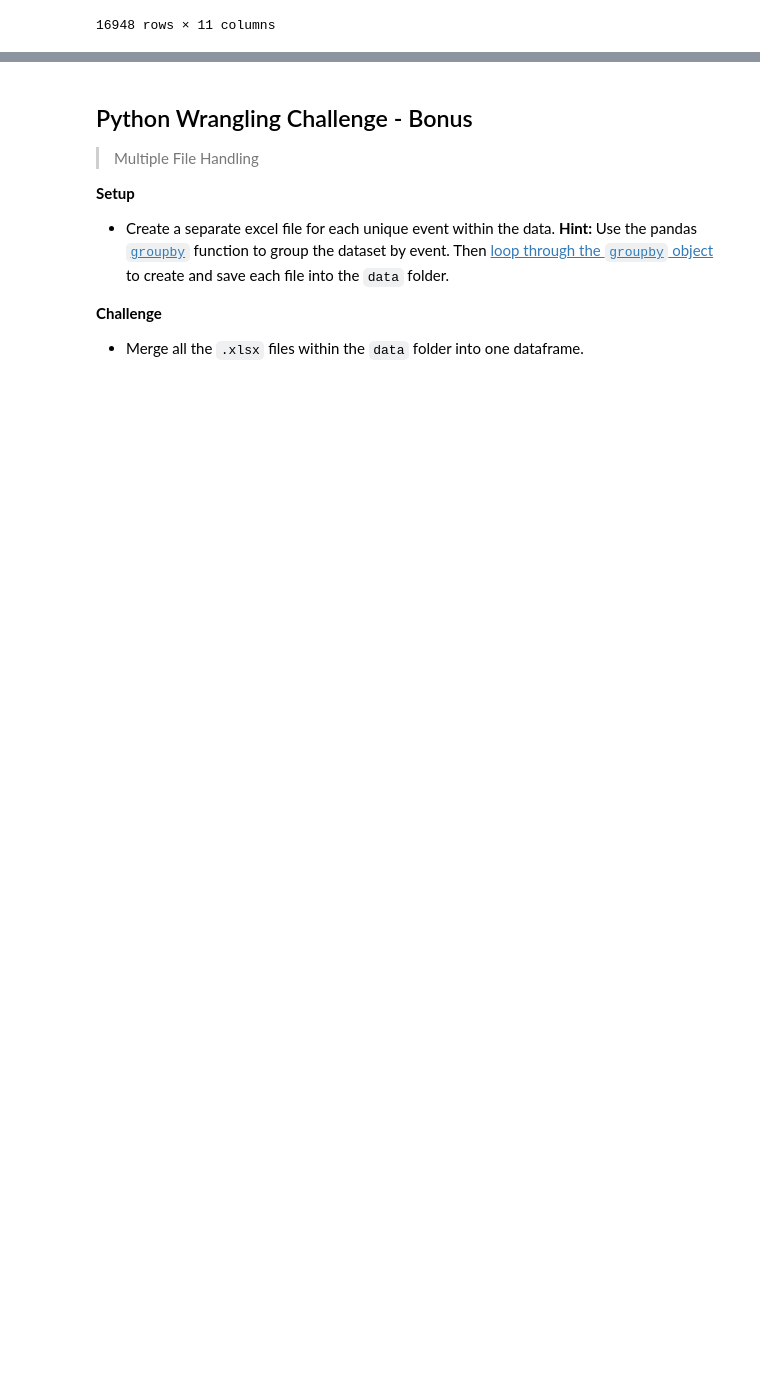
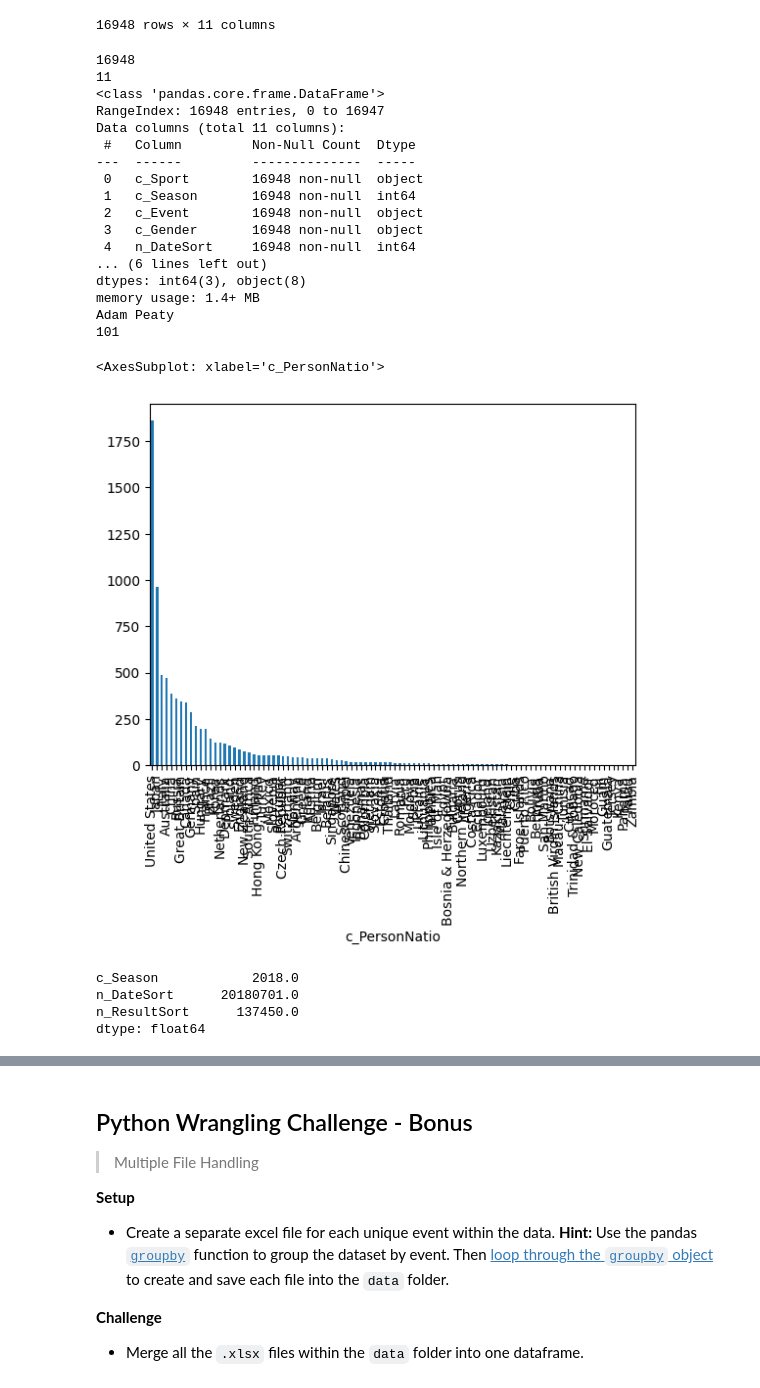
Before and after one commit to TobyJWest/Python-Data-Types-Challenge, a Jupyter notebook: 2.Python Wrangling Challenge/challenge.ipynb, the cells around one changed output, grey strips where cells are left out. Cells and saved outputs as stored; diff of their text form; code cells hidden in the pictures; blank space fills up the shorter version.

```diff
--- a/2.Python Wrangling Challenge/challenge.ipynb
+++ b/2.Python Wrangling Challenge/challenge.ipynb
@@ -77,3 +77,56 @@ df
 | 16946 | Swimming | 2018 | 800m Freestyle | Women | 20180302 | Ebony Blackstone | Australia | Australia | 9:02.54 | ... |
 | 16947 | Swimming | 2018 | 800m Freestyle | Women | 20180609 | Mia Steen Duus | Denmark | Denmark | 9:02.55 | ... |
 16948 rows × 11 columns
+# %%
+## Shape of database
+rows = len(df)
+print(rows)
+columns = len(df.columns)
+print(columns)
+df.info(verbose=True)
+nullrows = df[df.isnull().any(axis=1)]
+## create new dataframe where there are two conditions that must be true, 100m breasstroke and men
+breaststroke_men_100m = df.loc[(df['c_Event'] == '100m Breaststroke') & (df['c_Gender'] == 'Men')]
+## in the new dataframe, find what is the id of the minimum value
+fastest_row = breaststroke_men_100m['n_ResultSort'].idxmin()
+fastestmalebreaststroke = breaststroke_men_100m['c_Person'][fastest_row]
+print(fastestmalebreaststroke)
+
+## create new dataframe of womens 200m individual medley
+medley_women_200m = df.loc[(df['c_Event'] == '200m Individual Medley') & (df['c_Gender'] == 'Women')]
+median_row = medley_women_200m.median()
+median_row
+
+female_only = df.loc[df['c_Gender'] == 'Women']
+unique_nations = female_only['c_PersonNatio'].unique()
+num_nations = (len(unique_nations))
+print(num_nations)
+
+female_only.value_counts('c_PersonNatio').plot(kind='bar')
+# %% [output]
+16948
+11
+<class 'pandas.core.frame.DataFrame'>
+RangeIndex: 16948 entries, 0 to 16947
+Data columns (total 11 columns):
+ #   Column         Non-Null Count  Dtype
+---  ------         --------------  -----
+ 0   c_Sport        16948 non-null  object
+ 1   c_Season       16948 non-null  int64
+ 2   c_Event        16948 non-null  object
+ 3   c_Gender       16948 non-null  object
+ 4   n_DateSort     16948 non-null  int64
+... (6 lines left out)
+dtypes: int64(3), object(8)
+memory usage: 1.4+ MB
+Adam Peaty
+101
+<AxesSubplot: xlabel='c_PersonNatio'>
+[figure, added]
+# %%
+median_row
+# %% [output]
+c_Season            2018.0
+n_DateSort      20180701.0
+n_ResultSort      137450.0
+dtype: float64
```
Also changed, not shown: parts of 3 cells of this notebook, 8 other files.
